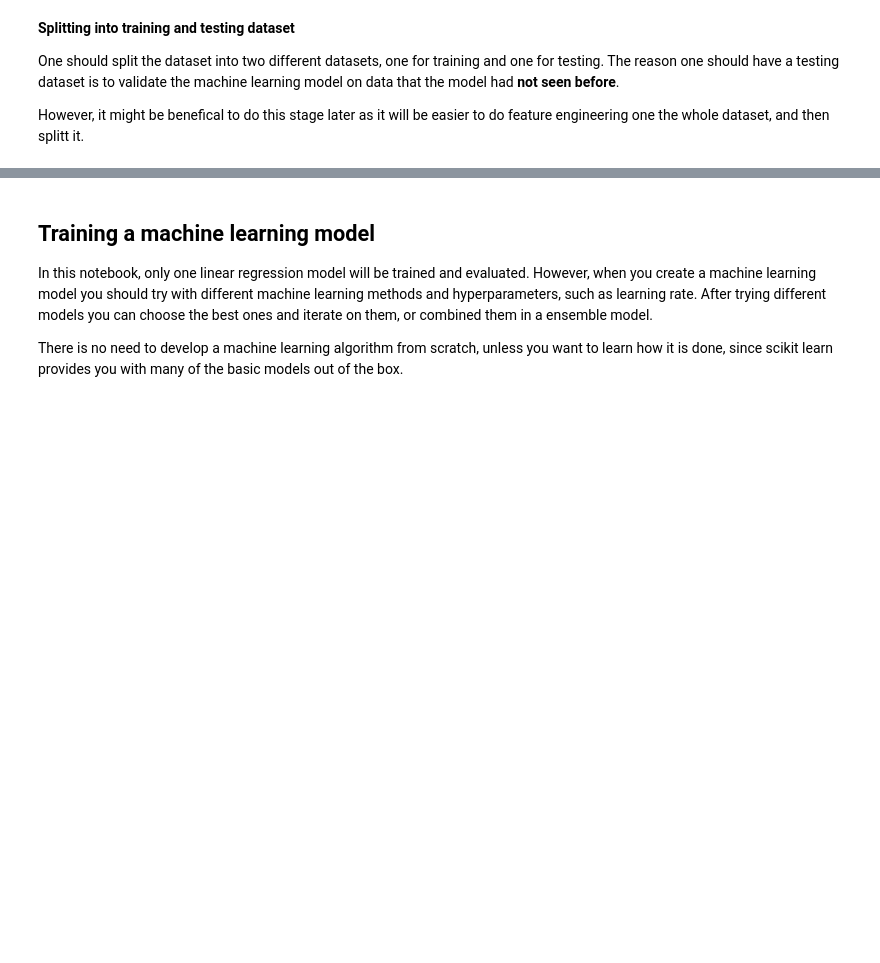
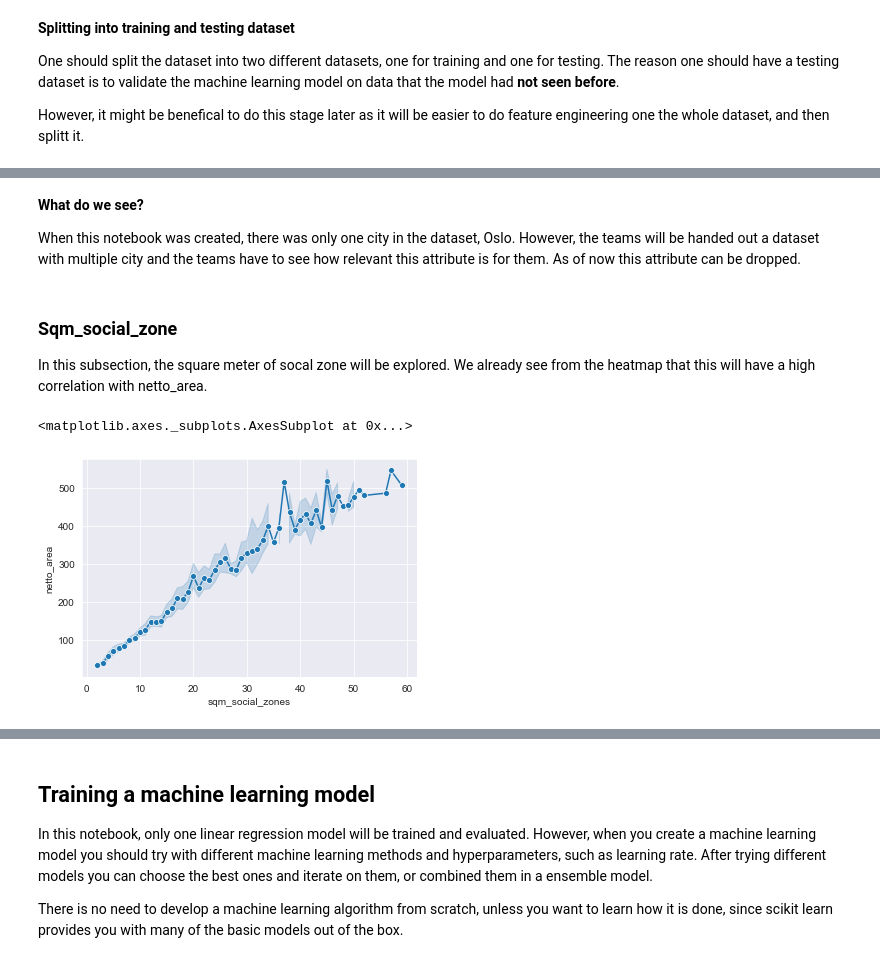
Before and after one commit to arealizeai/code2021-ML-case, a Jupyter notebook: Introduction notebook.ipynb, the cells around one changed output, grey strips where cells are left out. Saved outputs shown, nothing was run; the diff lists cells and outputs as text; code cells hidden in the pictures; blank space fills up the shorter version.

```diff
--- a/Introduction notebook.ipynb
+++ b/Introduction notebook.ipynb
@@ -69,0 +137,12 @@ dataset.describe()
+# %% [markdown]
+**What do we see?**
+
+When this notebook was created, there was only one city in the dataset, Oslo. However, the teams will be handed out a dataset with multiple city and the teams have to see how relevant this attribute is for them. As of now this attribute can be dropped.
+# %% [markdown]
+### Sqm_social_zone
+In this subsection, the square meter of socal zone will be explored. We already see from the heatmap that this will have a high correlation with netto_area.
+# %%
+sns.lineplot(data=dataset, x='sqm_social_zones', y='netto_area', marker='o')
+# %% [output]
+<matplotlib.axes._subplots.AxesSubplot at 0x...>
+[figure, added]
```
Also changed, not shown: parts of 37 cells of this notebook, 2 other files.
